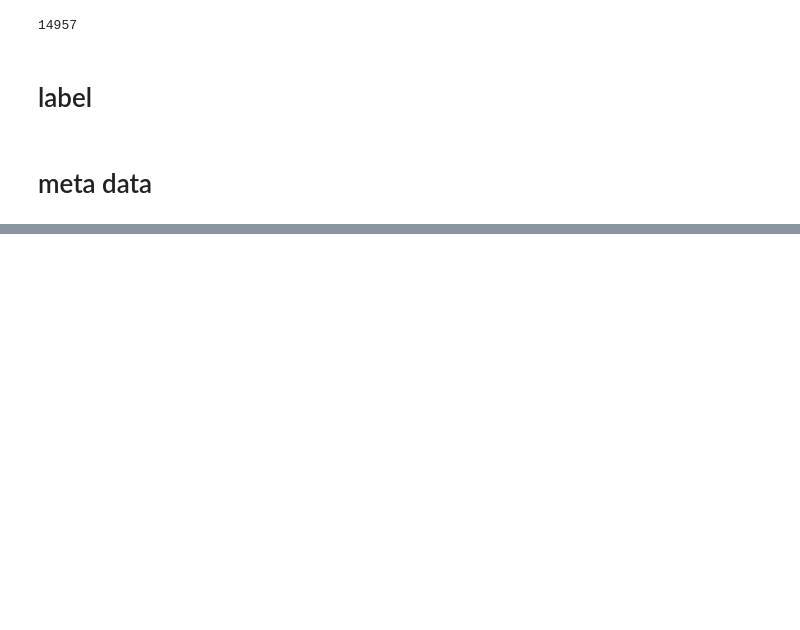
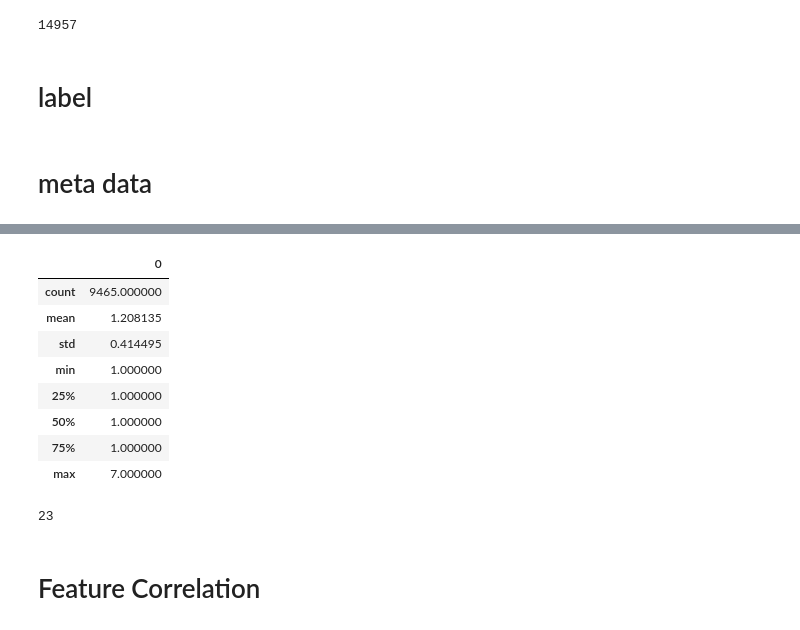
Before and after one commit to arkaprabha10/Fake-News-Detection, a Jupyter notebook: liar_dataset_code/processing.ipynb, the cells around one changed output, grey strips where cells are left out. Drawn from its saved outputs; the diff is of its cells as text; code cells hidden in the pictures; blank space fills up the shorter version.

```diff
--- a/liar_dataset_code/processing.ipynb
+++ b/liar_dataset_code/processing.ipynb
@@ -310,0 +422,32 @@ pd.DataFrame(valid_meta,columns=columns).to_csv('../data/liar_dataset/meta_data/
+# %%
+train_party = np.array(train['state info'])
+test_party = np.array(test['state info'])
+valid_party = np.array(valid['state info'])
+# %%
+train_tokens = preprocessing(train_party)
+test_tokens = preprocessing(test_party)
+valid_tokens = preprocessing(valid_party)
+# %%
+count = [len(train_tokens[i]) for i in range(len(train_tokens))]
+pd.DataFrame(count).describe()
+# %% [output]
+|  | 0 |
+| count | 9465.000000 |
+| mean | 1.208135 |
+| std | 0.414495 |
+| min | 1.000000 |
+| 25% | 1.000000 |
+| 50% | 1.000000 |
+| 75% | 1.000000 |
+| max | 7.000000 |
+# %%
+## get vocab
+vocab = set()
+vocab = getVocab(train_tokens, vocab)
+vocab = getVocab(test_tokens, vocab)
+vocab = getVocab(valid_tokens, vocab)
+vocab = list(vocab)
+vocab.sort()
+len(vocab)
+# %% [output]
+23
@@ -310,0 +465,2 @@ pd.DataFrame(valid_meta,columns=columns).to_csv('../data/liar_dataset/meta_data/
+# %% [markdown]
+# Feature Correlation
```
Also changed, not shown: parts of 43 cells of this notebook.
